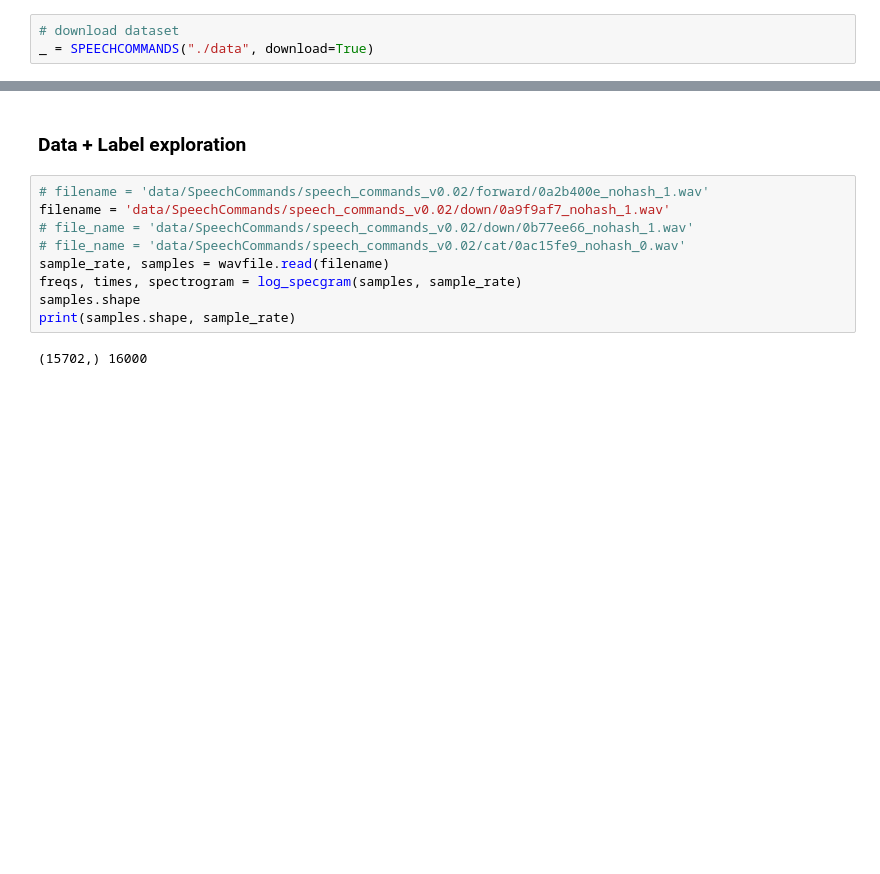
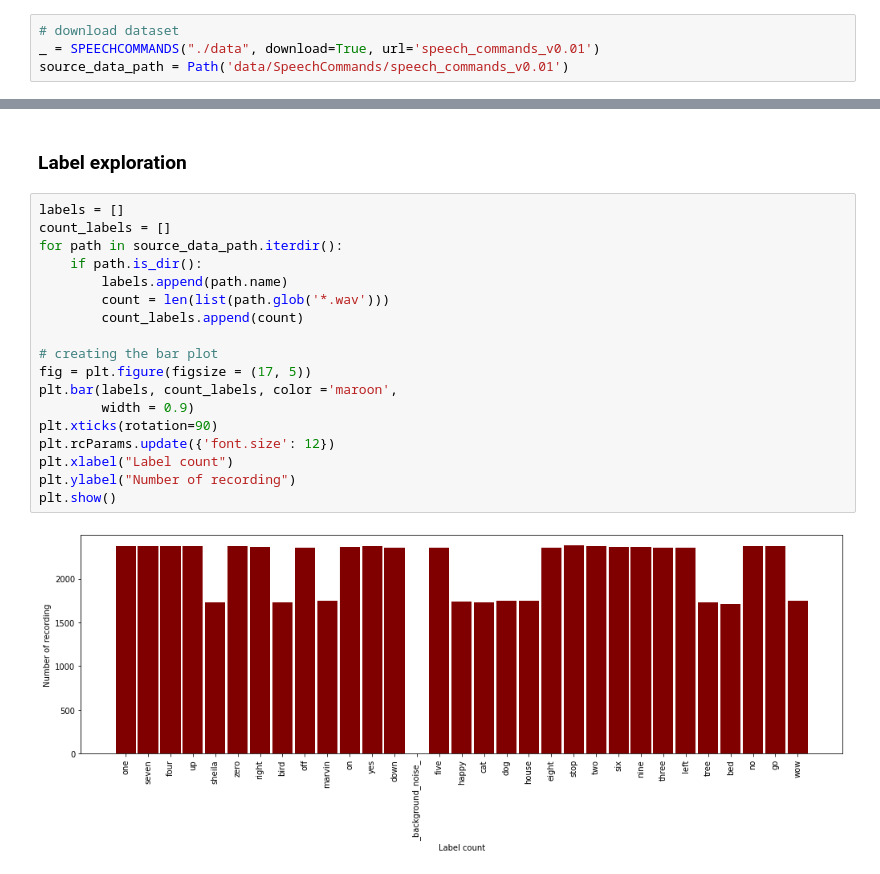
Before and after one commit to egochao/language_confident_challenge_ml_engineer, a Jupyter notebook: data_exploration.ipynb, the cells around one changed output, grey strips where cells are left out. Drawn from its saved outputs; the diff is of its cells as text; blank space fills up the shorter version.

```diff
--- a/data_exploration.ipynb
+++ b/data_exploration.ipynb
@@ -30,3 +52,4 @@ reference
 # %%
 # download dataset
-_ = SPEECHCOMMANDS("./data", download=True)
+_ = SPEECHCOMMANDS("./data", download=True, url='speech_commands_v0.01')
+source_data_path = Path('data/SpeechCommands/speech_commands_v0.01')
@@ -39,13 +76,22 @@ val_ds = SPEECHCOMMANDS("./data", subset="validation")
 # %% [markdown]
-### Data + Label exploration
+### Label exploration
 # %%
-# filename = 'data/SpeechCommands/speech_commands_v0.02/forward/0a2b400e_nohash_1.wav'
-filename = 'data/SpeechCommands/speech_commands_v0.02/down/0a9f9af7_nohash_1.wav'
-# file_name = 'data/SpeechCommands/speech_commands_v0.02/down/0b77ee66_nohash_1.wav'
-# file_name = 'data/SpeechCommands/speech_commands_v0.02/cat/0ac15fe9_nohash_0.wav'
-sample_rate, samples = wavfile.read(filename)
-freqs, times, spectrogram = log_specgram(samples, sample_rate)
-samples.shape
-print(samples.shape, sample_rate)
+labels = []
+count_labels = []
+for path in source_data_path.iterdir():
+    if path.is_dir():
+        labels.append(path.name)
+        count = len(list(path.glob('*.wav')))
+        count_labels.append(count)
+
+# creating the bar plot
+fig = plt.figure(figsize = (17, 5))
+plt.bar(labels, count_labels, color ='maroon',
+        width = 0.9)
+plt.xticks(rotation=90)
+plt.rcParams.update({'font.size': 12})
+plt.xlabel("Label count")
+plt.ylabel("Number of recording")
+plt.show()
 # %% [output]
-(15702,) 16000
+[figure, added]
```
Also changed, not shown: parts of 12 cells of this notebook, 3 other files.
